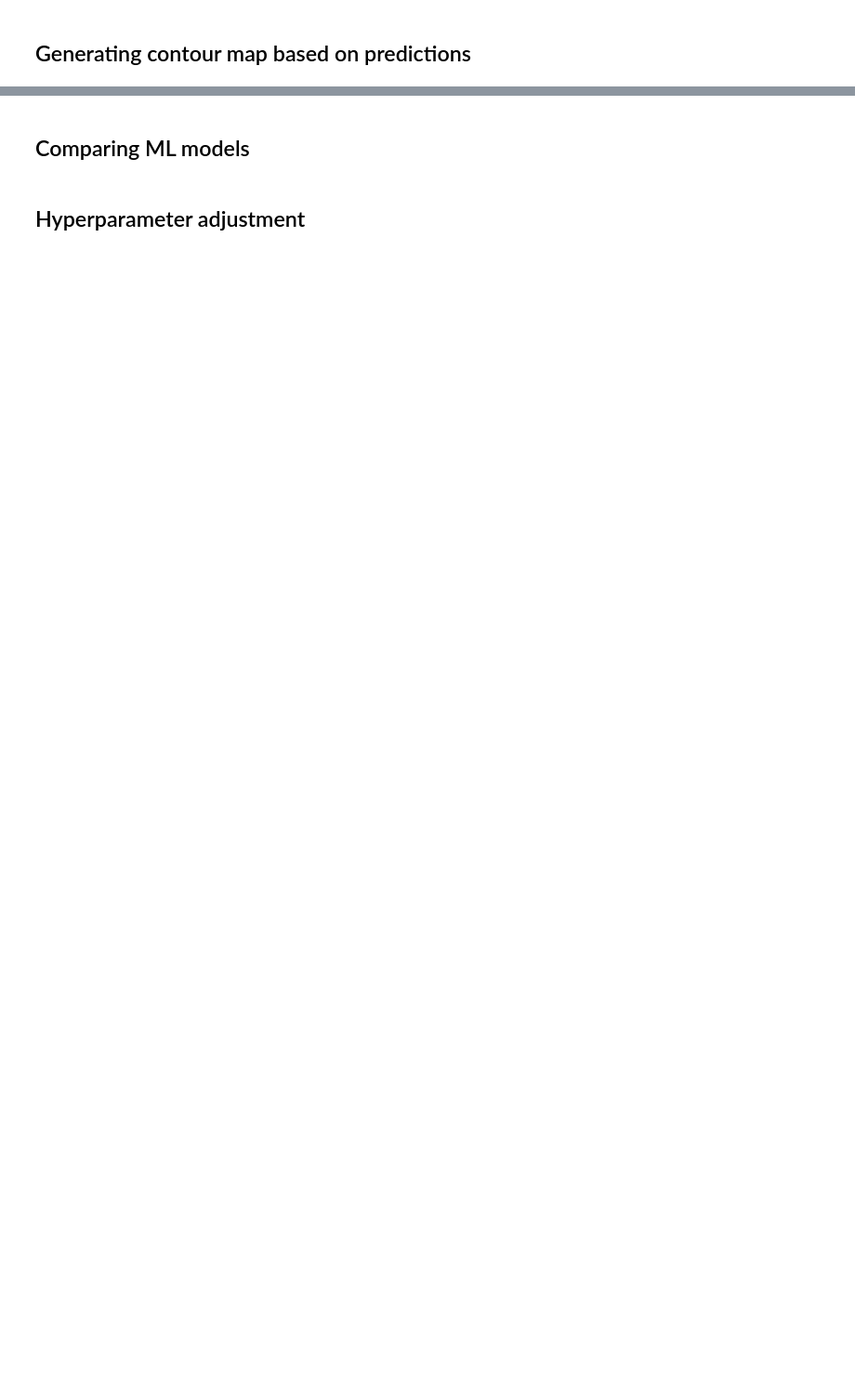
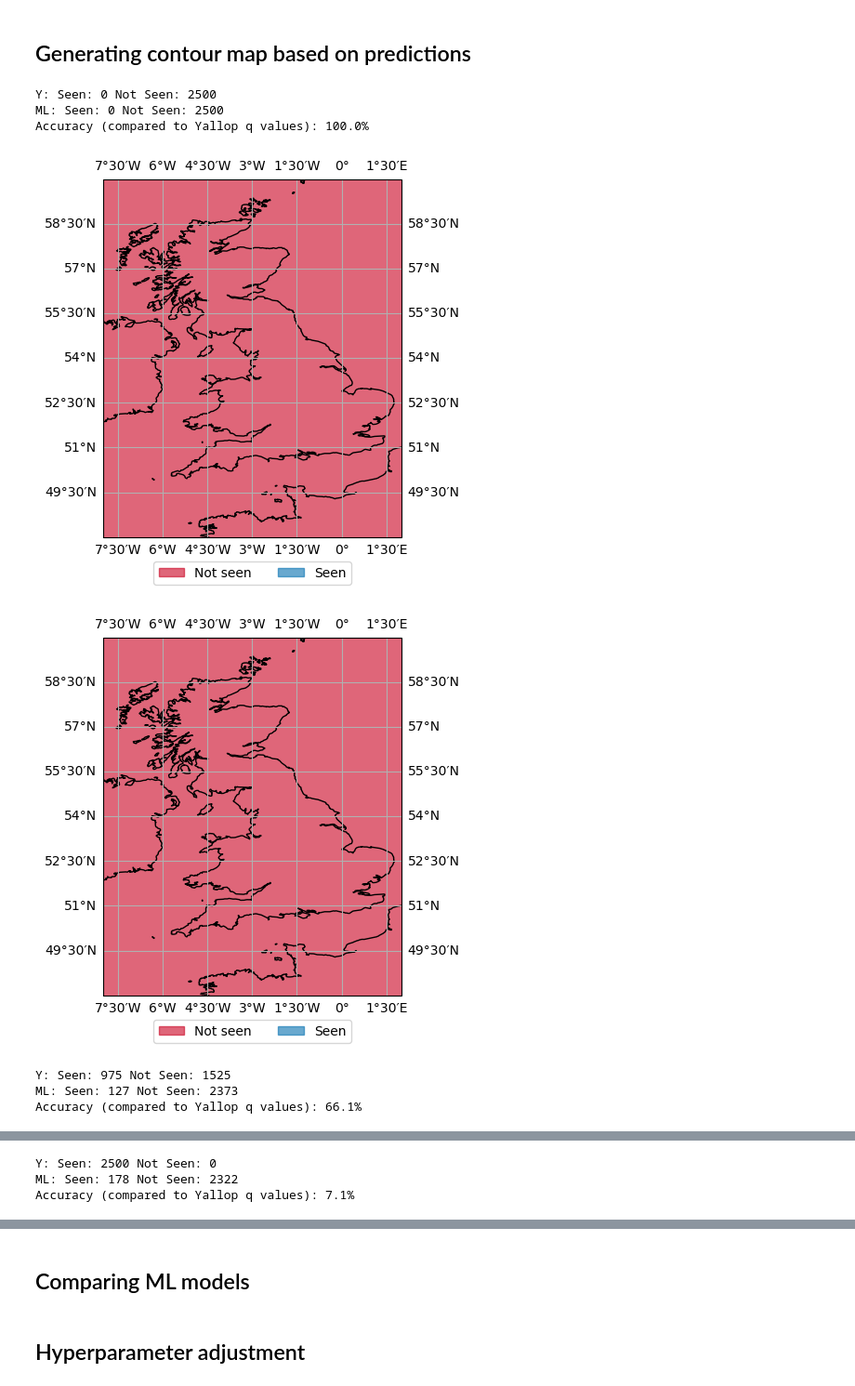
Before and after one commit to EmmaAlexander/mphys-moon, a Jupyter notebook: Code/moon_visibility_ML.ipynb, the cells around one changed output, grey strips where cells are left out. Shown at 93% size. Cells and saved outputs as stored; diff of their text form; code cells hidden in the pictures; blank space fills up the shorter version.

```diff
--- a/Code/moon_visibility_ML.ipynb
+++ b/Code/moon_visibility_ML.ipynb
@@ -642,0 +616,36 @@ if PREDICT_VISIBILITY:
+# %%
+if PREDICT_VISIBILITY:
+
+    #Example
+    #obs_date = Time("2023-03-22")
+    #predict_contour_plot(obs_date,min_lat=-60, max_lat=60, min_lon=-180, max_lon=180, no_of_points=100)
+
+    #October 2023
+    obs_date = Time("2023-10-15")
+    predict_contour_plot(obs_date,min_lat=48, max_lat=60, min_lon=-8, max_lon=2, no_of_points=50)
+    obs_date = Time("2023-10-16")
+    predict_contour_plot(obs_date,min_lat=48, max_lat=60, min_lon=-8, max_lon=2, no_of_points=50)
+    obs_date = Time("2023-10-17")
+    predict_contour_plot(obs_date,min_lat=48, max_lat=60, min_lon=-8, max_lon=2, no_of_points=50)
+
+    #November 2023
+    obs_date = Time("2023-11-14")
+    predict_contour_plot(obs_date,min_lat=48, max_lat=60, min_lon=-8, max_lon=2, no_of_points=50)
+    obs_date = Time("2023-11-15")
+    predict_contour_plot(obs_date,min_lat=48, max_lat=60, min_lon=-8, max_lon=2, no_of_points=50)
+
+    #December 2023
+    obs_date = Time("2023-12-14")
+    #predict_contour_plot(obs_date,min_lat=48, max_lat=60, min_lon=-8, max_lon=2, no_of_points=50)
+    predict_contour_plot(obs_date,min_lat=48, max_lat=58.5, min_lon=-8, max_lon=2, no_of_points=50)
+    obs_date = Time("2023-12-15")
+    predict_contour_plot(obs_date,min_lat=48, max_lat=60, min_lon=-8, max_lon=2, no_of_points=50)
+# %% [output]
+Y: Seen: 0 Not Seen: 2500
+ML: Seen: 0 Not Seen: 2500
+Accuracy (compared to Yallop q values): 100.0%
+[figure, added]
+[figure, added]
+Y: Seen: 975 Not Seen: 1525
+ML: Seen: 127 Not Seen: 2373
+Accuracy (compared to Yallop q values): 66.1%
@@ -642,0 +654,3 @@ if PREDICT_VISIBILITY:
+Y: Seen: 2500 Not Seen: 0
+ML: Seen: 178 Not Seen: 2322
+Accuracy (compared to Yallop q values): 7.1%
```
Also changed, not shown: parts of 15 cells of this notebook, 21 other files.
